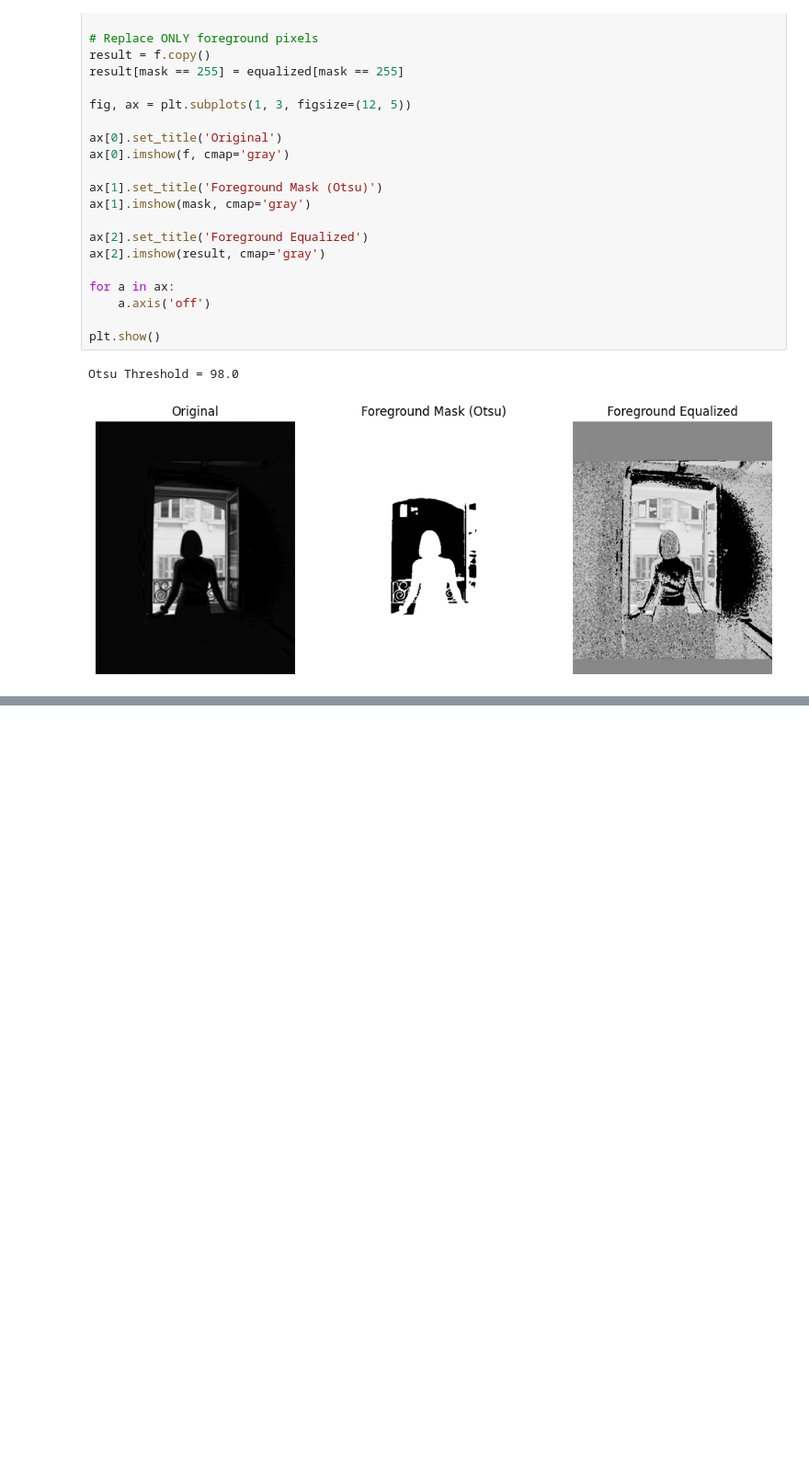
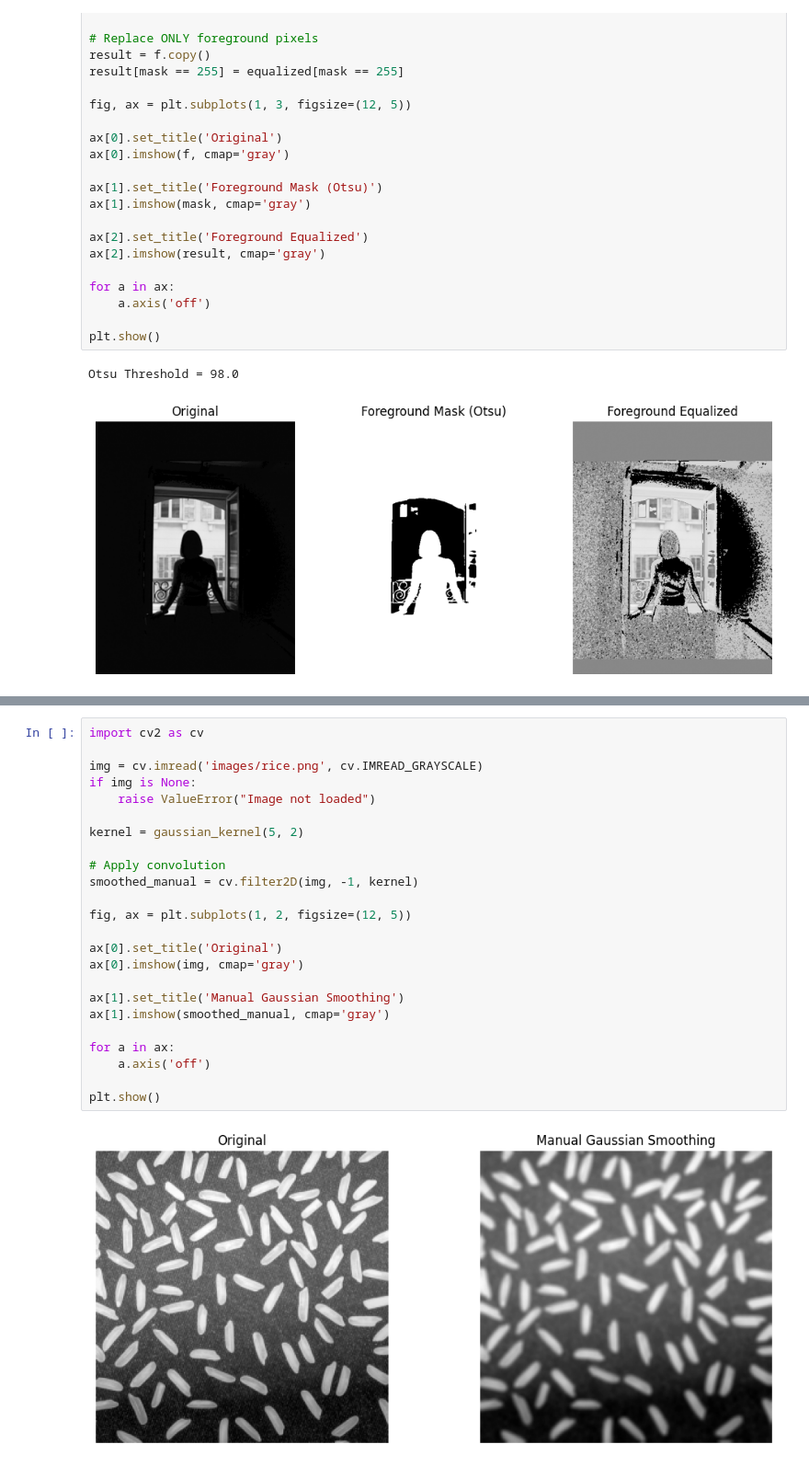
Before and after one commit to udithachandana/openCV, a Jupyter notebook: Assignment1.ipynb, the cells around one changed output, grey strips where cells are left out. Shown at 92% size. Cells and saved outputs as stored; diff of their text form; blank space fills up the shorter version.

```diff
--- a/Assignment1.ipynb
+++ b/Assignment1.ipynb
@@ -296,0 +349,26 @@ Otsu Threshold = 98.0
+# %%
+import cv2 as cv
+
+img = cv.imread('images/rice.png', cv.IMREAD_GRAYSCALE)
+if img is None:
+    raise ValueError("Image not loaded")
+
+kernel = gaussian_kernel(5, 2)
+
+# Apply convolution
+smoothed_manual = cv.filter2D(img, -1, kernel)
+
+fig, ax = plt.subplots(1, 2, figsize=(12, 5))
+
+ax[0].set_title('Original')
+ax[0].imshow(img, cmap='gray')
+
+ax[1].set_title('Manual Gaussian Smoothing')
+ax[1].imshow(smoothed_manual, cmap='gray')
+
+for a in ax:
+    a.axis('off')
+
+plt.show()
+# %% [output]
+[figure, added]
```
Also changed, not shown: parts of 3 cells of this notebook, 1 other file.
